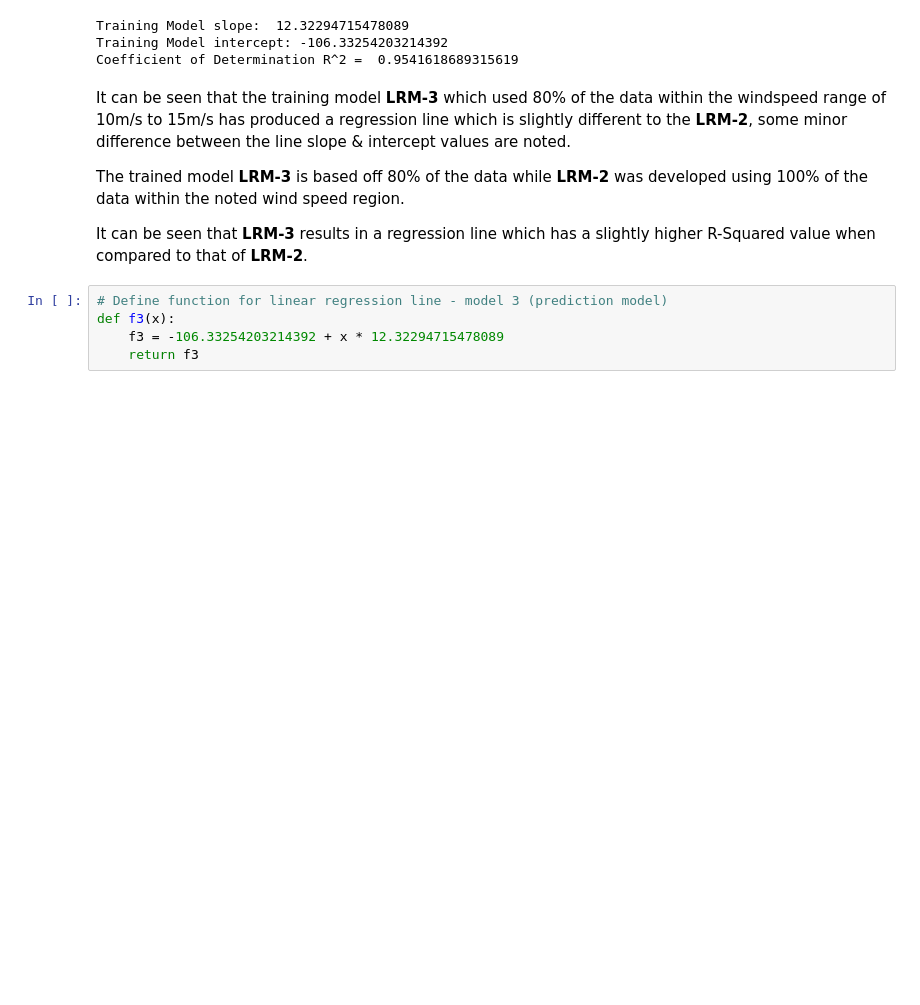
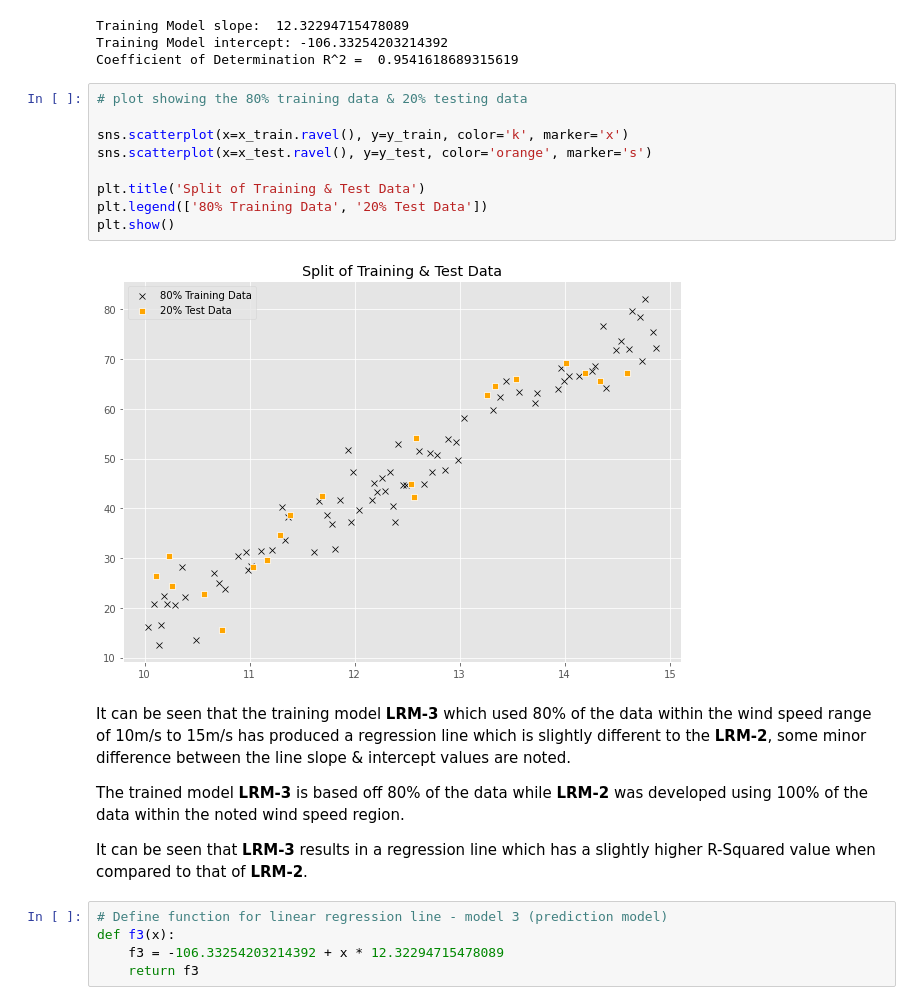
Before and after one commit to PaulSweeney89/FDA-Project2020, a Jupyter notebook: windpower.ipynb, the cells around one changed output. Cells and saved outputs as stored; diff of their text form; blank space fills up the shorter version.

```diff
--- a/windpower.ipynb
+++ b/windpower.ipynb
@@ -671,8 +671,19 @@ print("Coefficient of Determination R^2 = ", r_sq_3)
 Training Model slope:  12.32294715478089
 Training Model intercept: -106.33254203214392
 Coefficient of Determination R^2 =  0.9541618689315619
+# %%
+# plot showing the 80% training data & 20% testing data
+
+sns.scatterplot(x=x_train.ravel(), y=y_train, color='k', marker='x')
+sns.scatterplot(x=x_test.ravel(), y=y_test, color='orange', marker='s')
+
+plt.title('Split of Training & Test Data')
+plt.legend(['80% Training Data', '20% Test Data'])
+plt.show()
+# %% [output]
+[figure, added]
 # %% [markdown]
-It can be seen that the training model **LRM-3** which used 80% of the data within the windspeed range of 10m/s to 15m/s has produced a regression line which is slightly different to the **LRM-2**, some minor difference between the line slope & intercept values are noted.
+It can be seen that the training model **LRM-3** which used 80% of the data within the wind speed range of 10m/s to 15m/s has produced a regression line which is slightly different to the **LRM-2**, some minor difference between the line slope & intercept values are noted.
 
 The trained model **LRM-3** is based off 80% of the data while **LRM-2** was developed using 100% of the data within the noted wind speed region.
 
```
Also changed, not shown: parts of 32 cells of this notebook.
